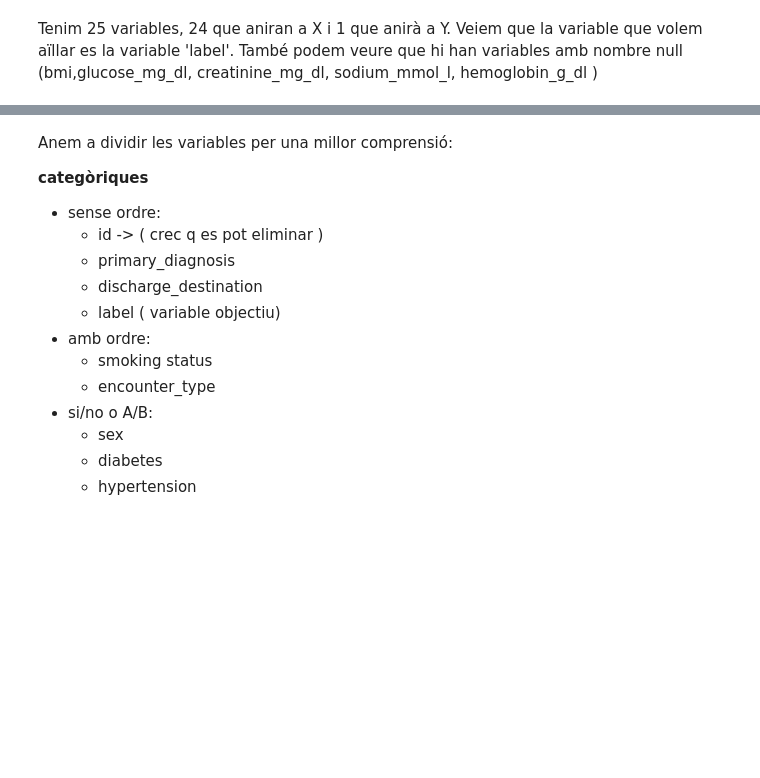
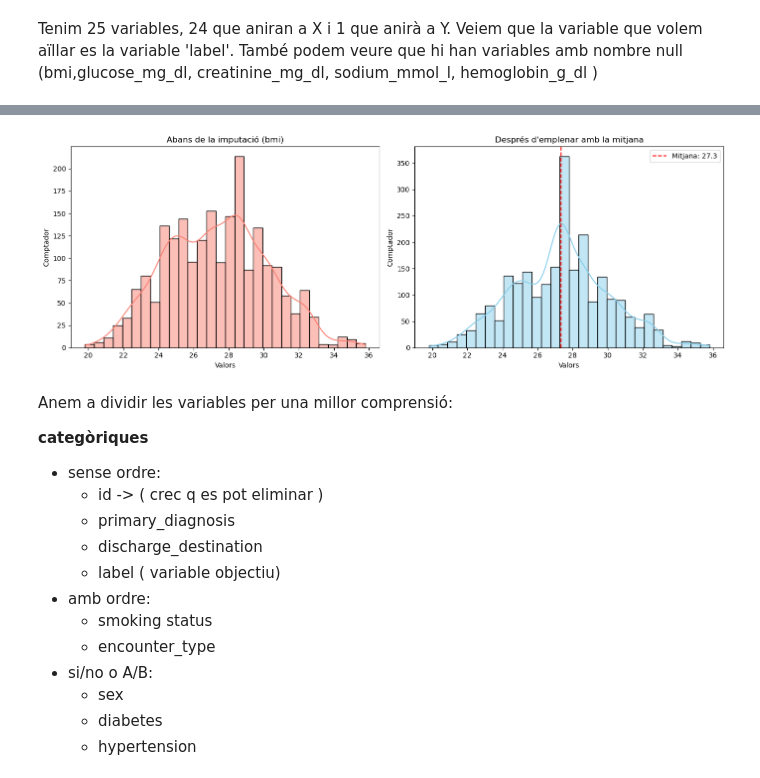
Before and after one commit to carla-ar-ig/kaggle_competition, a Jupyter notebook: neteja.ipynb, the cells around one changed output, grey strips where cells are left out. Drawn from its saved outputs; the diff is of its cells as text; code cells hidden in the pictures; blank space fills up the shorter version.

```diff
--- a/neteja.ipynb
+++ b/neteja.ipynb
@@ -91,3 +146,33 @@ Tenim 25 variables, 24 que aniran a X i 1 que anirà a Y. Veiem que la variable
+# %%
+# Triem una variable amb valors nuls
+variable = 'bmi'
+
+plt.figure(figsize=(14, 5))
+
+# --- GRÀFIC 1: ABANS (Només dades reals, descartant nuls) ---
+plt.subplot(1, 2, 1)
+sns.histplot(train[variable].dropna(), kde=True, color='salmon', bins=30)
+plt.title(f"Abans de la imputació ({variable})")
+plt.xlabel("Valors")
+plt.ylabel("Comptador")
+
+# --- GRÀFIC 2: DESPRÈS (Emplenant els nuls amb la mitjana) ---
+df_imputat = train.copy()
+mitjana_val = df_imputat[variable].mean()
+df_imputat[variable] = df_imputat[variable].fillna(mitjana_val)
+
+plt.subplot(1, 2, 2)
+sns.histplot(df_imputat[variable], kde=True, color='skyblue', bins=30)
+plt.axvline(mitjana_val, color='red', linestyle='--', label=f'Mitjana: {mitjana_val:.1f}')
+plt.title(f"Després d'emplenar amb la mitjana")
+plt.xlabel("Valors")
+plt.ylabel("Comptador")
+plt.legend()
+
+plt.tight_layout()
+plt.show()
+# %% [output]
+[figure, added]
 # %% [markdown]
 Anem a dividir les variables per una millor comprensió:
 
```
Also changed, not shown: parts of 14 cells of this notebook, 1 other file.
